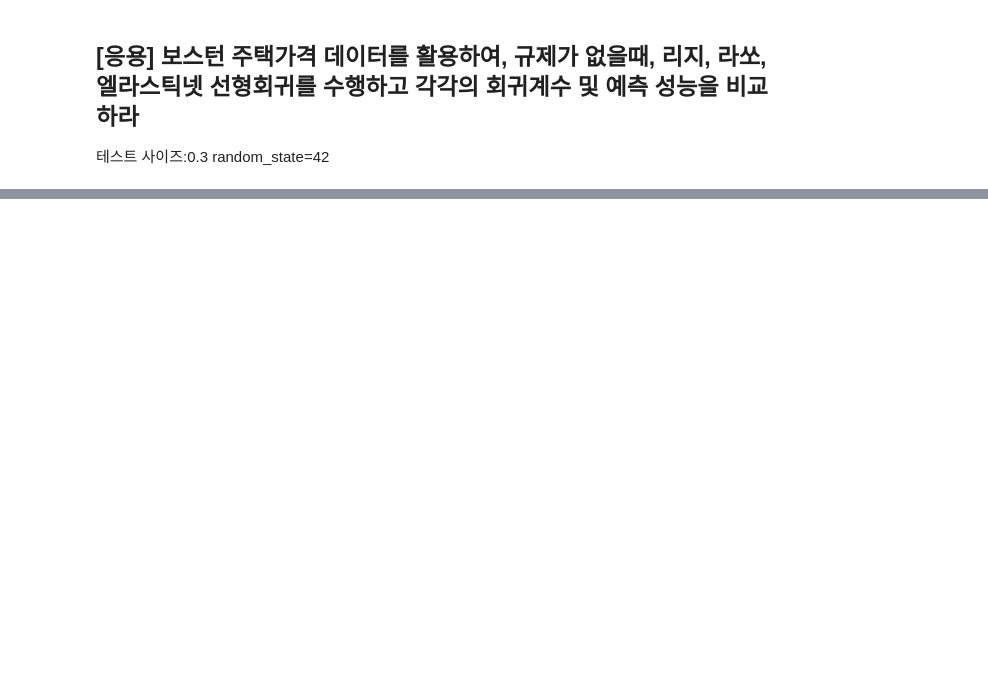
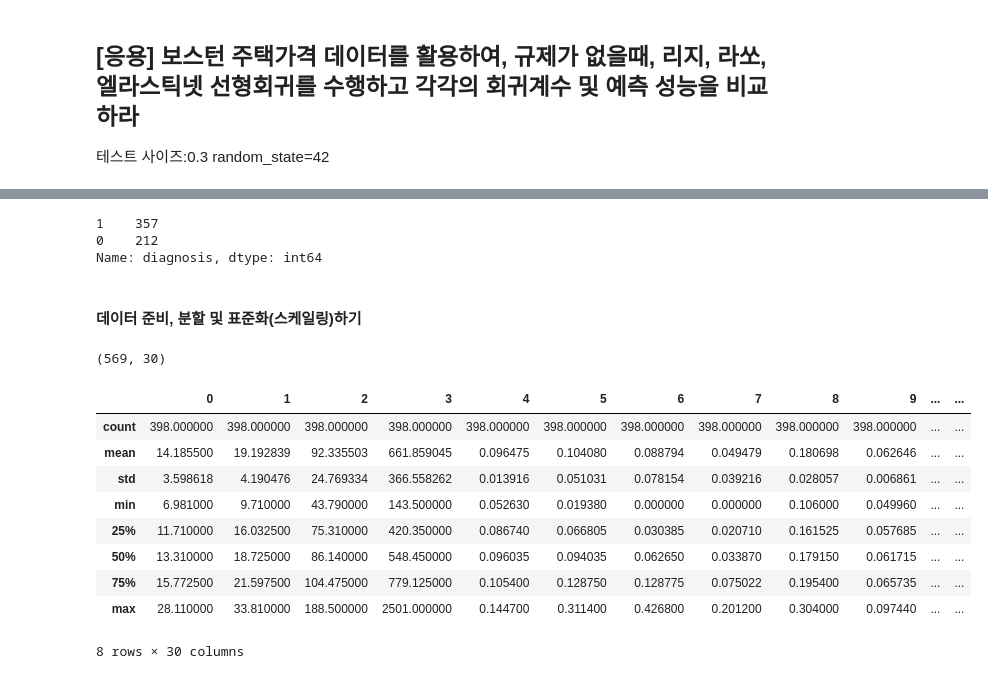
Before and after one commit to malcano/Data_Engineering_20, a Jupyter notebook: machinelearning/04ML.ipynb, the cells around one changed output, grey strips where cells are left out. Cells and saved outputs as stored; diff of their text form; code cells hidden in the pictures; blank space fills up the shorter version.

```diff
--- a/machinelearning/04ML.ipynb
+++ b/machinelearning/04ML.ipynb
@@ -627,0 +840,7 @@ random_state=42
+# %%
+import pandas as pd
+import numpy as np
+
+from sklearn.datasets import load_breast_cancer
+
+b_cancer = load_breast_cancer()
@@ -627,0 +919,37 @@ random_state=42
+# %%
+# 타겟 데이터 분포가 알고싶다!
+
+b_cancer_df['diagnosis'].value_counts()
+#benign한테 1을 붙인 데이터
+# %% [output]
+1    357
+0    212
+Name: diagnosis, dtype: int64
+# %% [markdown]
+#### 데이터 준비, 분할 및 표준화(스케일링)하기
+# %%
+from sklearn.model_selection import train_test_split
+
+X = b_cancer.data
+y = b_cancer.target
+
+X.shape# 형태를 보는 property
+# %% [output]
+(569, 30)
+# %%
+X_train, X_test, y_train, y_test = train_test_split(X,y, test_size=0.3, random_state=0)
+# %%
+# 스케일링 전 X_train
+# 스케일링을 하기 전에 데이터 minmaxscale을 확인해보기
+pd.DataFrame(X_train).describe() #스케일 차이 많이 나는구나! 라는 것을 보고 스케일 할 것을 결정
+# %% [output]
+|  | 0 | 1 | 2 | 3 | 4 | 5 | 6 | 7 | 8 | 9 | ... | ... |
+| count | 398.000000 | 398.000000 | 398.000000 | 398.000000 | 398.000000 | 398.000000 | 398.000000 | 398.000000 | 398.000000 | 398.000000 | ... | ... |
+| mean | 14.185500 | 19.192839 | 92.335503 | 661.859045 | 0.096475 | 0.104080 | 0.088794 | 0.049479 | 0.180698 | 0.062646 | ... | ... |
+| std | 3.598618 | 4.190476 | 24.769334 | 366.558262 | 0.013916 | 0.051031 | 0.078154 | 0.039216 | 0.028057 | 0.006861 | ... | ... |
+| min | 6.981000 | 9.710000 | 43.790000 | 143.500000 | 0.052630 | 0.019380 | 0.000000 | 0.000000 | 0.106000 | 0.049960 | ... | ... |
+| 25% | 11.710000 | 16.032500 | 75.310000 | 420.350000 | 0.086740 | 0.066805 | 0.030385 | 0.020710 | 0.161525 | 0.057685 | ... | ... |
+| 50% | 13.310000 | 18.725000 | 86.140000 | 548.450000 | 0.096035 | 0.094035 | 0.062650 | 0.033870 | 0.179150 | 0.061715 | ... | ... |
+| 75% | 15.772500 | 21.597500 | 104.475000 | 779.125000 | 0.105400 | 0.128750 | 0.128775 | 0.075022 | 0.195400 | 0.065735 | ... | ... |
+| max | 28.110000 | 33.810000 | 188.500000 | 2501.000000 | 0.144700 | 0.311400 | 0.426800 | 0.201200 | 0.304000 | 0.097440 | ... | ... |
+8 rows × 30 columns
```
Also changed, not shown: parts of 61 cells of this notebook.
